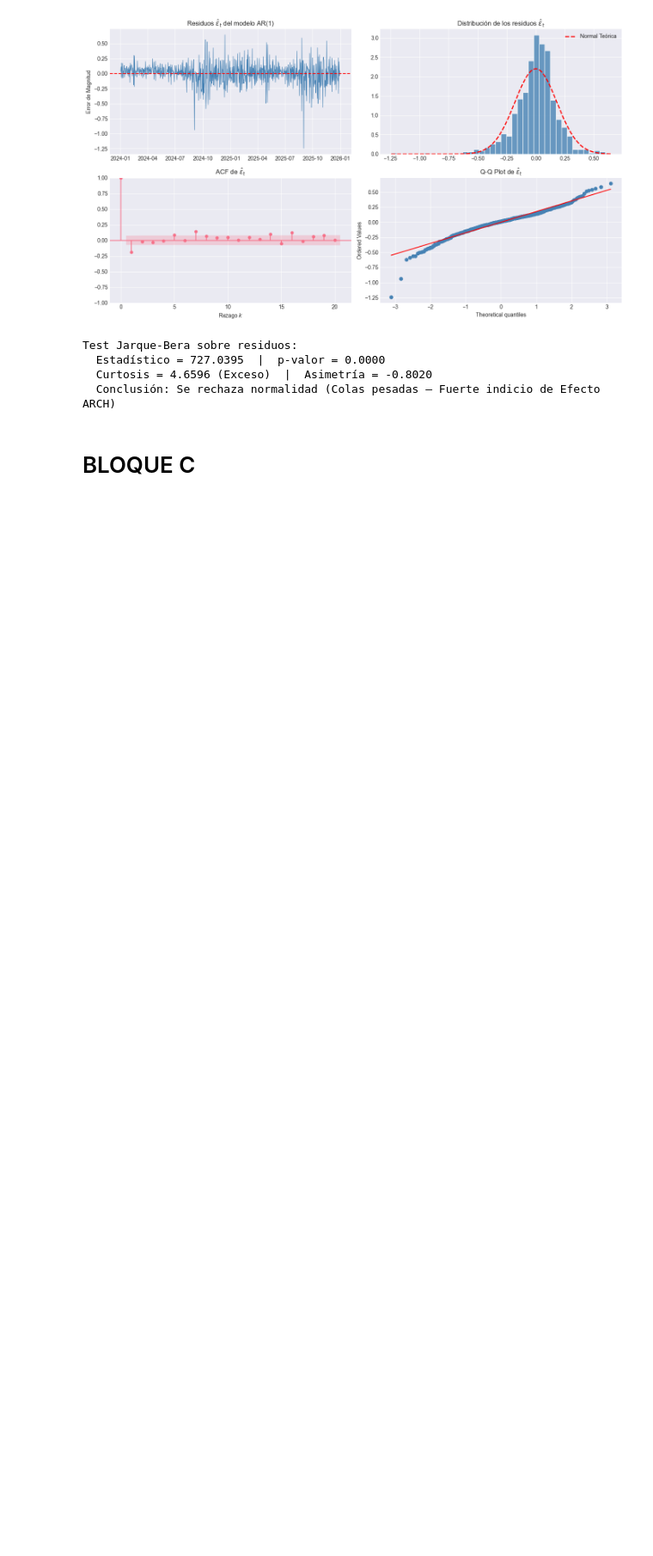
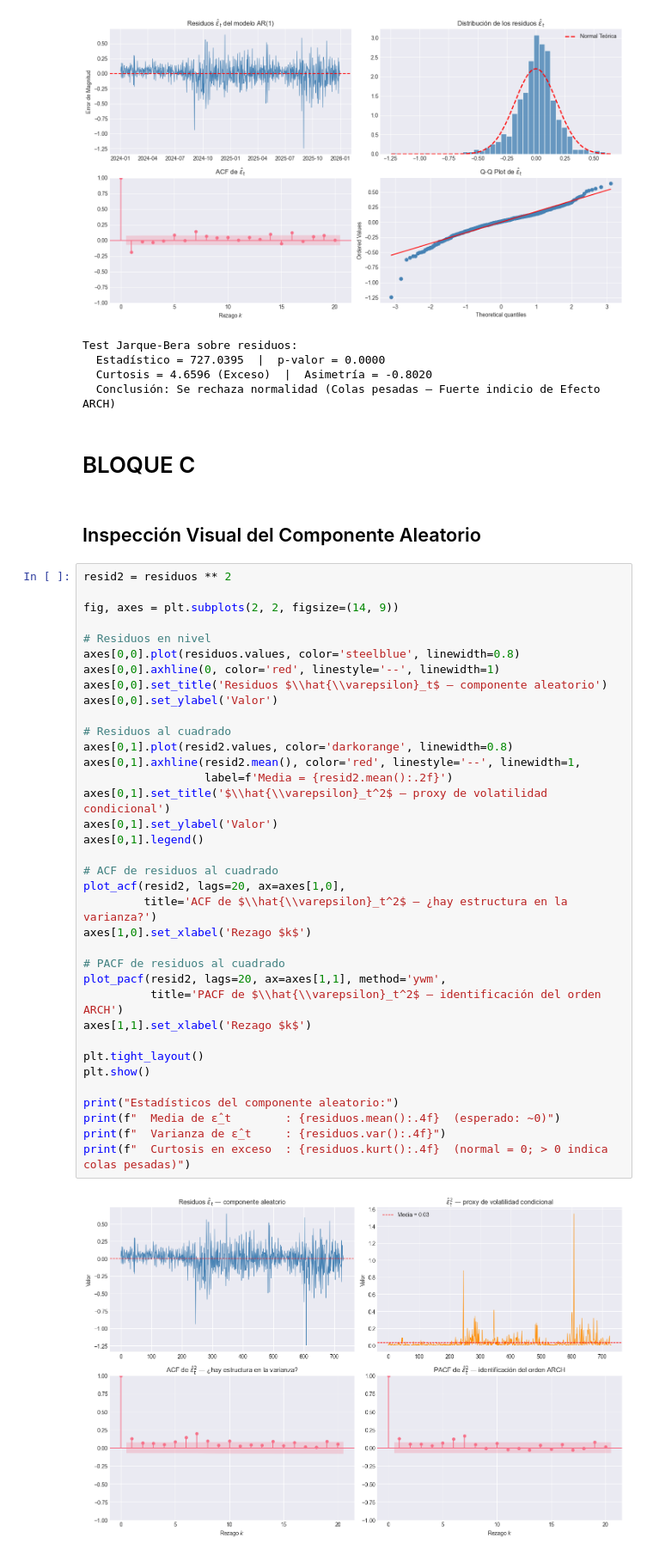
Before and after one commit to vanessalugo04/proyecto_series_tiempo, a Jupyter notebook: principal.ipynb, the cells around one changed output. Shown at 86% size. Drawn from its saved outputs; the diff is of its cells as text; blank space fills up the shorter version.

```diff
--- a/principal.ipynb
+++ b/principal.ipynb
@@ -1026,3 +1026,43 @@ Test Jarque-Bera sobre residuos:
   Conclusión: Se rechaza normalidad (Colas pesadas — Fuerte indicio de Efecto ARCH)
 # %% [markdown]
 # BLOQUE C
+# %% [markdown]
+## Inspección Visual del Componente Aleatorio
+# %%
+resid2 = residuos ** 2
+
+fig, axes = plt.subplots(2, 2, figsize=(14, 9))
+
+# Residuos en nivel
+axes[0,0].plot(residuos.values, color='steelblue', linewidth=0.8)
+axes[0,0].axhline(0, color='red', linestyle='--', linewidth=1)
+axes[0,0].set_title('Residuos $\\hat{\\varepsilon}_t$ — componente aleatorio')
+axes[0,0].set_ylabel('Valor')
+
+# Residuos al cuadrado
+axes[0,1].plot(resid2.values, color='darkorange', linewidth=0.8)
+axes[0,1].axhline(resid2.mean(), color='red', linestyle='--', linewidth=1,
+                  label=f'Media = {resid2.mean():.2f}')
+axes[0,1].set_title('$\\hat{\\varepsilon}_t^2$ — proxy de volatilidad condicional')
+axes[0,1].set_ylabel('Valor')
+axes[0,1].legend()
+
+# ACF de residuos al cuadrado
+plot_acf(resid2, lags=20, ax=axes[1,0],
+         title='ACF de $\\hat{\\varepsilon}_t^2$ — ¿hay estructura en la varianza?')
+axes[1,0].set_xlabel('Rezago $k$')
+
+# PACF de residuos al cuadrado
+plot_pacf(resid2, lags=20, ax=axes[1,1], method='ywm',
+          title='PACF de $\\hat{\\varepsilon}_t^2$ — identificación del orden ARCH')
+axes[1,1].set_xlabel('Rezago $k$')
+
+plt.tight_layout()
+plt.show()
+
+print("Estadísticos del componente aleatorio:")
+print(f"  Media de ε̂_t        : {residuos.mean():.4f}  (esperado: ~0)")
+print(f"  Varianza de ε̂_t     : {residuos.var():.4f}")
+print(f"  Curtosis en exceso  : {residuos.kurt():.4f}  (normal = 0; > 0 indica colas pesadas)")
+# %% [output]
+[figure, added]
```
Also changed, not shown: parts of 5 cells of this notebook.
